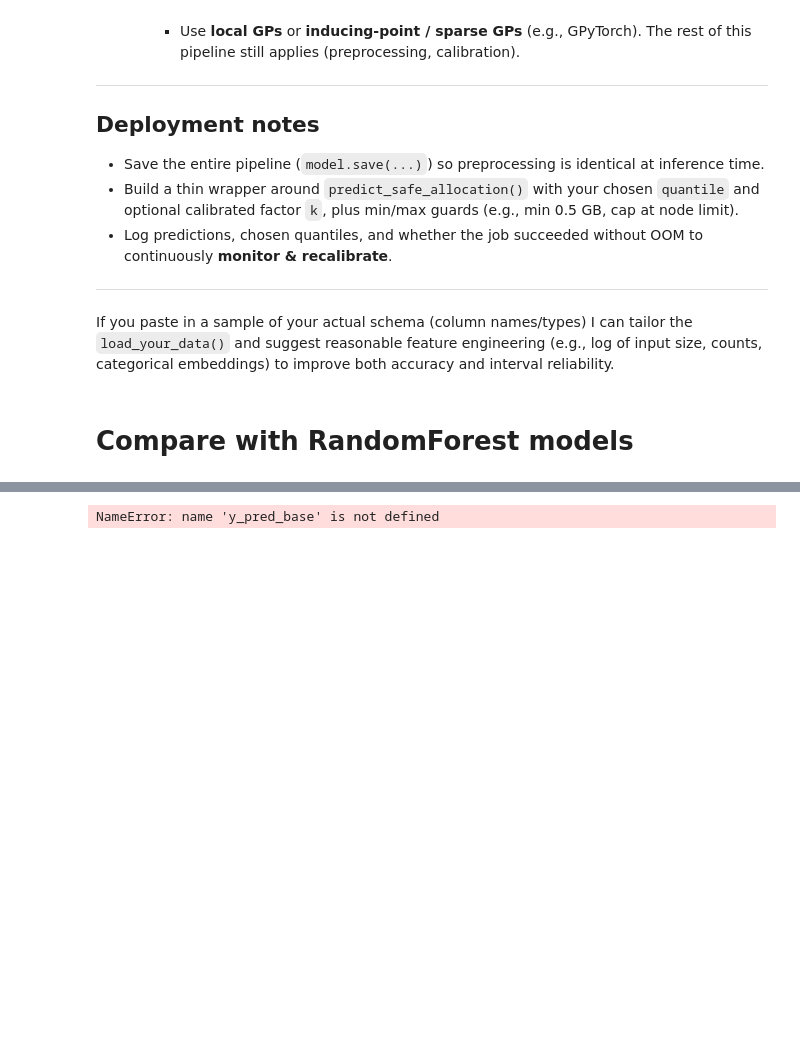
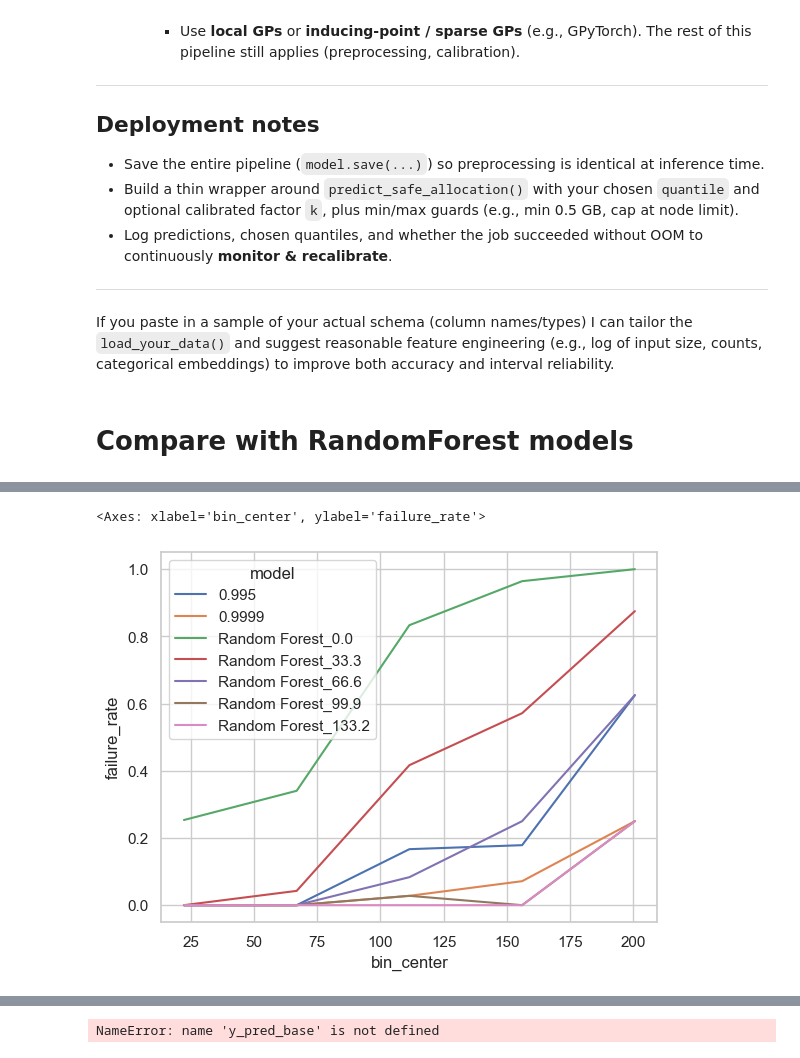
Before and after one commit to usegalaxy-eu/FAIRyMAGs, a Jupyter notebook: resource-estimation/bayesian-model/train_models.ipynb, the cells around one changed output, grey strips where cells are left out. Drawn from its saved outputs; the diff is of its cells as text; code cells hidden in the pictures; blank space fills up the shorter version.

```diff
--- a/resource-estimation/bayesian-model/train_models.ipynb
+++ b/resource-estimation/bayesian-model/train_models.ipynb
@@ -793,0 +849,5 @@ Saved trade-off plot to: tradeoff_models.png
+# %%
+sns.lineplot(data=mem_bined_stats_df, x='bin_center', y='failure_rate', hue='model')
+# %% [output]
+<Axes: xlabel='bin_center', ylabel='failure_rate'>
+[figure, added]
```
Also changed, not shown: parts of 10 cells of this notebook, 6 other files.
